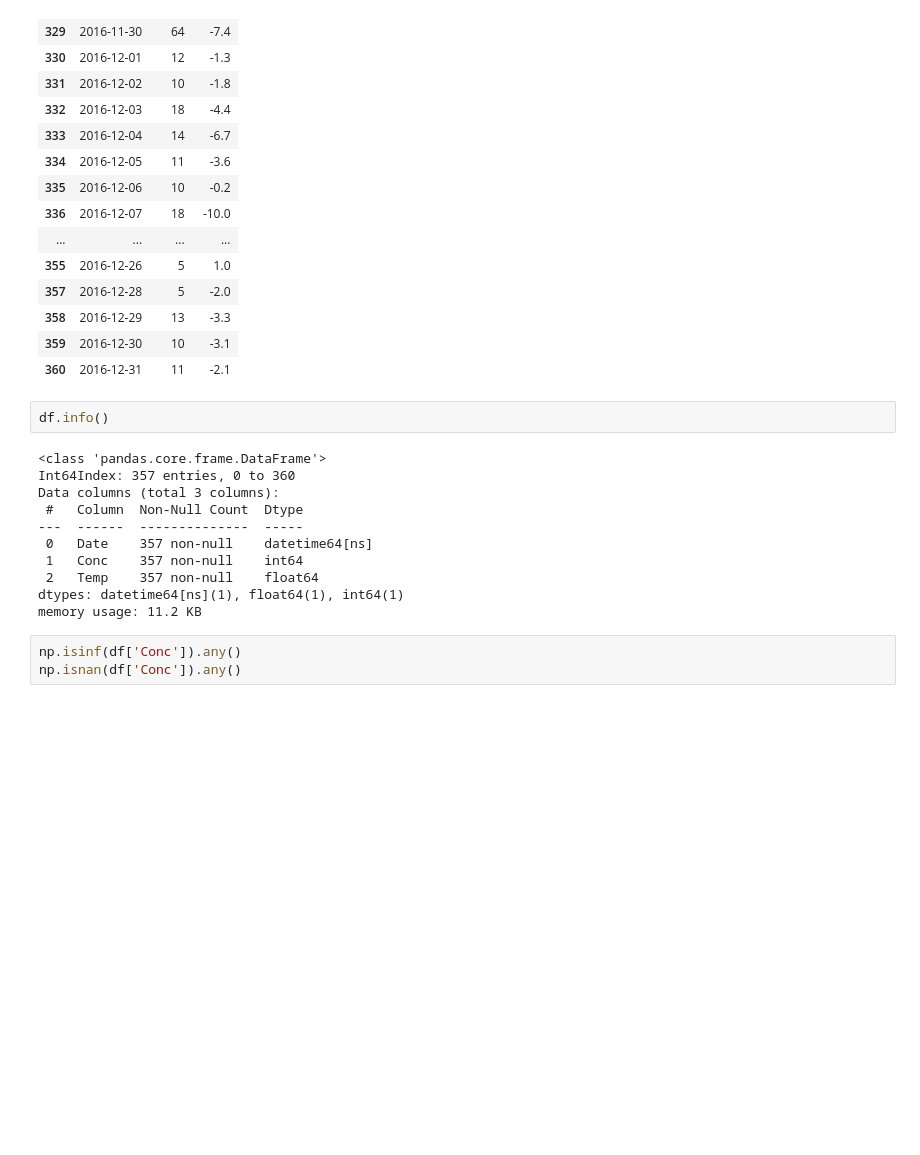
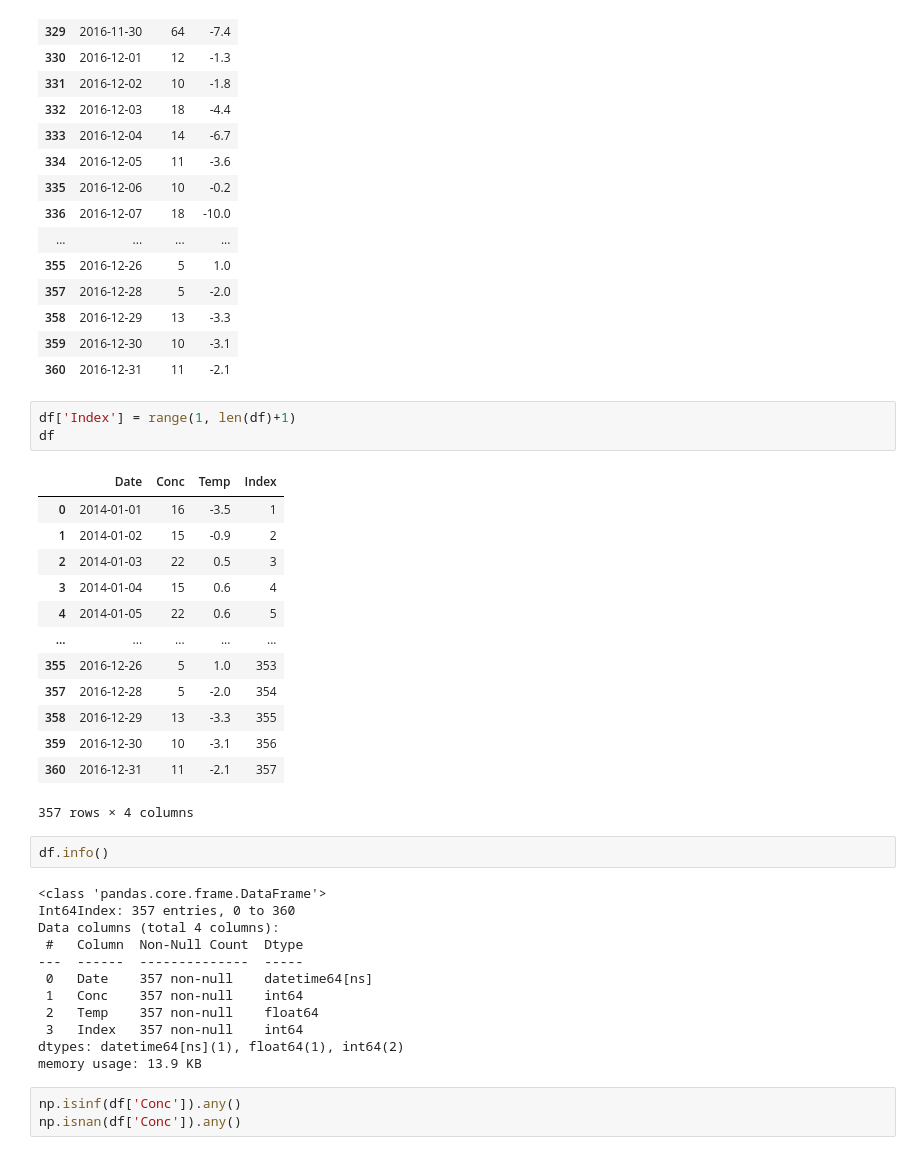
Before and after one commit to ADv0rnik/Data-analysis-for-JER, a Jupyter notebook: Activity'n'climate.ipynb, the cells around one changed output. Cells and saved outputs as stored; diff of their text form; blank space fills up the shorter version.

```diff
--- a/Activity'n'climate.ipynb
+++ b/Activity'n'climate.ipynb
@@ -31,19 +34,37 @@ df.tail(30)
 | 358 | 2016-12-29 | 13 | -3.3 |
 | 359 | 2016-12-30 | 10 | -3.1 |
 | 360 | 2016-12-31 | 11 | -2.1 |
+# %%
+df['Index'] = range(1, len(df)+1)
+df
+# %% [output]
+|  | Date | Conc | Temp | Index |
+| 0 | 2014-01-01 | 16 | -3.5 | 1 |
+| 1 | 2014-01-02 | 15 | -0.9 | 2 |
+| 2 | 2014-01-03 | 22 | 0.5 | 3 |
+| 3 | 2014-01-04 | 15 | 0.6 | 4 |
+| 4 | 2014-01-05 | 22 | 0.6 | 5 |
+| ... | ... | ... | ... | ... |
+| 355 | 2016-12-26 | 5 | 1.0 | 353 |
+| 357 | 2016-12-28 | 5 | -2.0 | 354 |
+| 358 | 2016-12-29 | 13 | -3.3 | 355 |
+| 359 | 2016-12-30 | 10 | -3.1 | 356 |
+| 360 | 2016-12-31 | 11 | -2.1 | 357 |
+357 rows × 4 columns
 # %%
 df.info()
 # %% [output]
 <class 'pandas.core.frame.DataFrame'>
 Int64Index: 357 entries, 0 to 360
-Data columns (total 3 columns):
+Data columns (total 4 columns):
  #   Column  Non-Null Count  Dtype
 ---  ------  --------------  -----
  0   Date    357 non-null    datetime64[ns]
  1   Conc    357 non-null    int64
  2   Temp    357 non-null    float64
-dtypes: datetime64[ns](1), float64(1), int64(1)
-memory usage: 11.2 KB
+ 3   Index   357 non-null    int64
+dtypes: datetime64[ns](1), float64(1), int64(2)
+memory usage: 13.9 KB
 # %%
 np.isinf(df['Conc']).any()
 np.isnan(df['Conc']).any()
```
Also changed, not shown: parts of 14 cells of this notebook.
